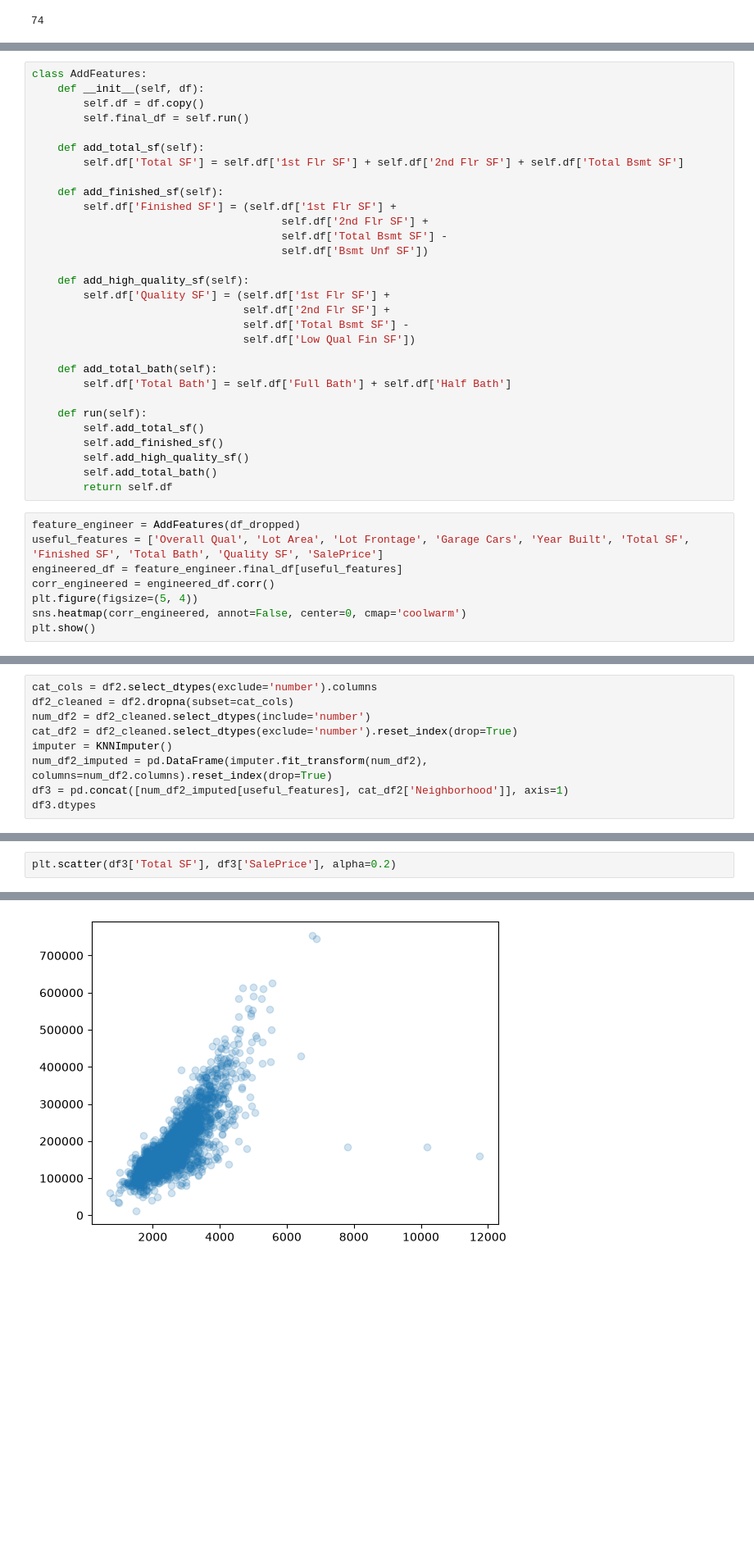
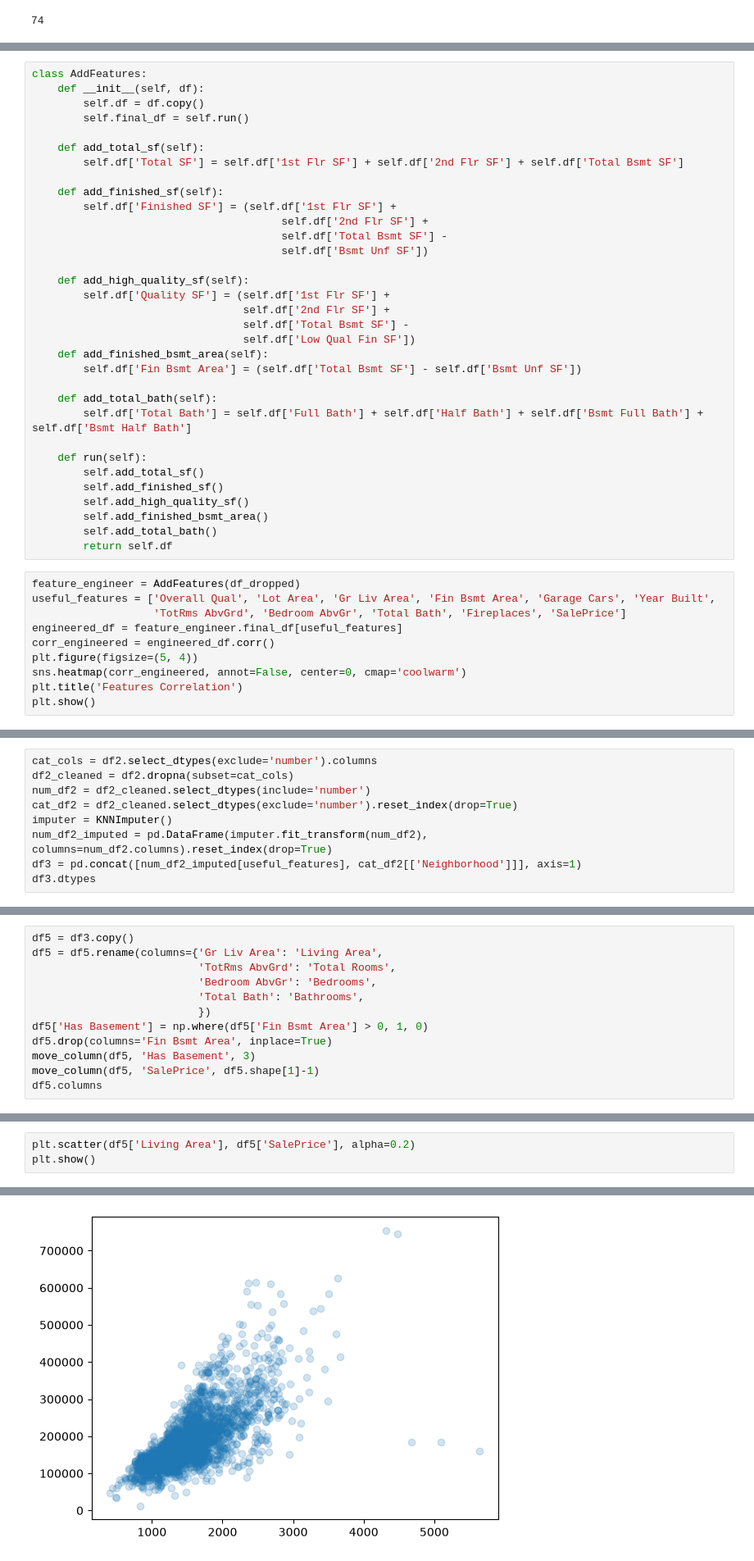
Before and after one commit to JeremiahIsGood/Atlantic-Project, a Jupyter notebook: Ames_data_preprocessing.ipynb, the cells around one changed output, grey strips where cells are left out. Shown at 82% size. Cells and saved outputs as stored; diff of their text form; blank space fills up the shorter version.

```diff
--- a/Ames_data_preprocessing.ipynb
+++ b/Ames_data_preprocessing.ipynb
@@ -143,22 +152,27 @@ class AddFeatures:
                                  self.df['2nd Flr SF'] +
                                  self.df['Total Bsmt SF'] -
                                  self.df['Low Qual Fin SF'])
+    def add_finished_bsmt_area(self):
+        self.df['Fin Bsmt Area'] = (self.df['Total Bsmt SF'] - self.df['Bsmt Unf SF'])
 
     def add_total_bath(self):
-        self.df['Total Bath'] = self.df['Full Bath'] + self.df['Half Bath']
+        self.df['Total Bath'] = self.df['Full Bath'] + self.df['Half Bath'] + self.df['Bsmt Full Bath'] + self.df['Bsmt Half Bath']
 
     def run(self):
         self.add_total_sf()
         self.add_finished_sf()
         self.add_high_quality_sf()
+        self.add_finished_bsmt_area()
         self.add_total_bath()
         return self.df
 # %%
 feature_engineer = AddFeatures(df_dropped)
-useful_features = ['Overall Qual', 'Lot Area', 'Lot Frontage', 'Garage Cars', 'Year Built', 'Total SF', 'Finished SF', 'Total Bath', 'Quality SF', 'SalePrice']
+useful_features = ['Overall Qual', 'Lot Area', 'Gr Liv Area', 'Fin Bsmt Area', 'Garage Cars', 'Year Built',
+                   'TotRms AbvGrd', 'Bedroom AbvGr', 'Total Bath', 'Fireplaces', 'SalePrice']
 engineered_df = feature_engineer.final_df[useful_features]
 corr_engineered = engineered_df.corr()
 plt.figure(figsize=(5, 4))
 sns.heatmap(corr_engineered, annot=False, center=0, cmap='coolwarm')
+plt.title('Features Correlation')
 plt.show()
 # %% [output]
@@ -192,6 +216,6 @@ num_df2 = df2_cleaned.select_dtypes(include='number')
 cat_df2 = df2_cleaned.select_dtypes(exclude='number').reset_index(drop=True)
 imputer = KNNImputer()
 num_df2_imputed = pd.DataFrame(imputer.fit_transform(num_df2), columns=num_df2.columns).reset_index(drop=True)
-df3 = pd.concat([num_df2_imputed[useful_features], cat_df2['Neighborhood']], axis=1)
+df3 = pd.concat([num_df2_imputed[useful_features], cat_df2[['Neighborhood']]], axis=1)
 df3.dtypes
 # %% [output]
@@ -237,0 +275,12 @@ plt.show()
+# %%
+df5 = df3.copy()
+df5 = df5.rename(columns={'Gr Liv Area': 'Living Area',
+                          'TotRms AbvGrd': 'Total Rooms',
+                          'Bedroom AbvGr': 'Bedrooms',
+                          'Total Bath': 'Bathrooms',
+                          })
+df5['Has Basement'] = np.where(df5['Fin Bsmt Area'] > 0, 1, 0)
+df5.drop(columns='Fin Bsmt Area', inplace=True)
+move_column(df5, 'Has Basement', 3)
+move_column(df5, 'SalePrice', df5.shape[1]-1)
+df5.columns
@@ -240,3 +301,4 @@ df3.to_csv("AmesHousingClean.csv", index=False)
 # %%
-plt.scatter(df3['Total SF'], df3['SalePrice'], alpha=0.2)
+plt.scatter(df5['Living Area'], df5['SalePrice'], alpha=0.2)
+plt.show()
 # %% [output]
@@ -244 +305 @@ plt.scatter(df3['Total SF'], df3['SalePrice'], alpha=0.2)
-[figure, old version]
+[figure, new version]
```
Also changed, not shown: parts of 13 cells of this notebook, 2 other files.
